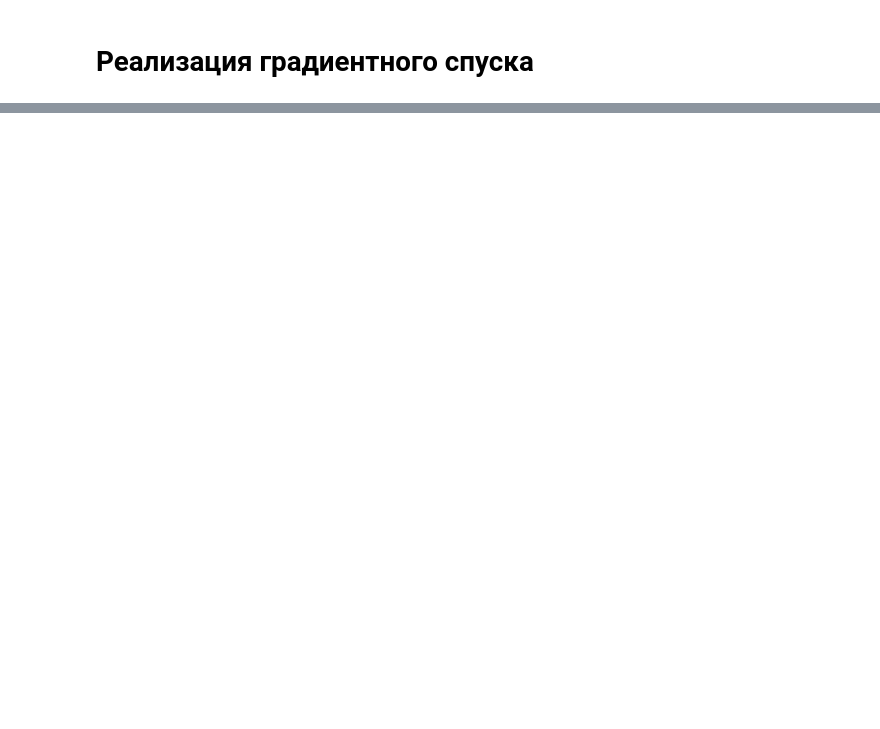
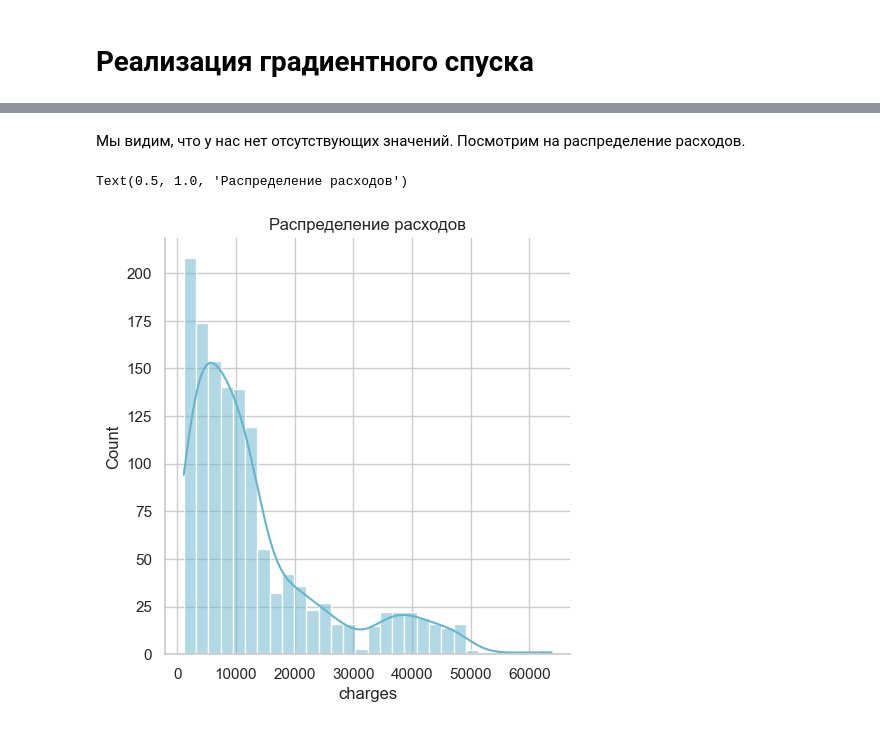
Before and after one commit to bozhnyukAlex/MachineLearning, a Jupyter notebook: tasks/LinearRegression.ipynb, the cells around one changed output, grey strips where cells are left out. Cells and saved outputs as stored; diff of their text form; code cells hidden in the pictures; blank space fills up the shorter version.

Commit message:
[Task 1] Exploration data analysis

```diff
--- a/tasks/LinearRegression.ipynb
+++ b/tasks/LinearRegression.ipynb
@@ -84,0 +101,5 @@ def gradient_descent(X, y, w0, epsilon=1E-8, alpha=1, lmda=0.001, dw=1E-8):
+# %%
+df = pd.read_csv("data/insurance.csv")
+print('Количество строк и столбцов: ', df.shape)
+
+df.head()
@@ -84,0 +127,9 @@ def gradient_descent(X, y, w0, epsilon=1E-8, alpha=1, lmda=0.001, dw=1E-8):
+# %% [markdown]
+Мы видим, что у нас нет отсутствующих значений. Посмотрим на распределение расходов.
+# %%
+sns.set(style='whitegrid')
+ax = sns.displot(df['charges'], kde = True, color = 'c')
+plt.title('Распределение расходов')
+# %% [output]
+Text(0.5, 1.0, 'Распределение расходов')
+[figure, added]
```
Also changed, not shown: parts of 22 cells of this notebook.
